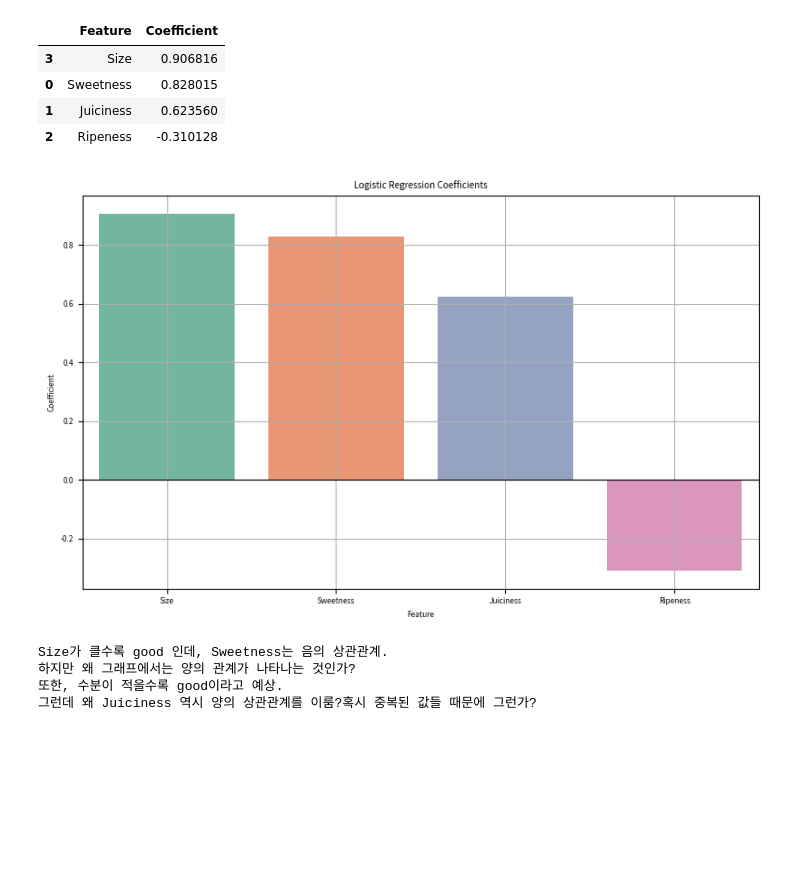
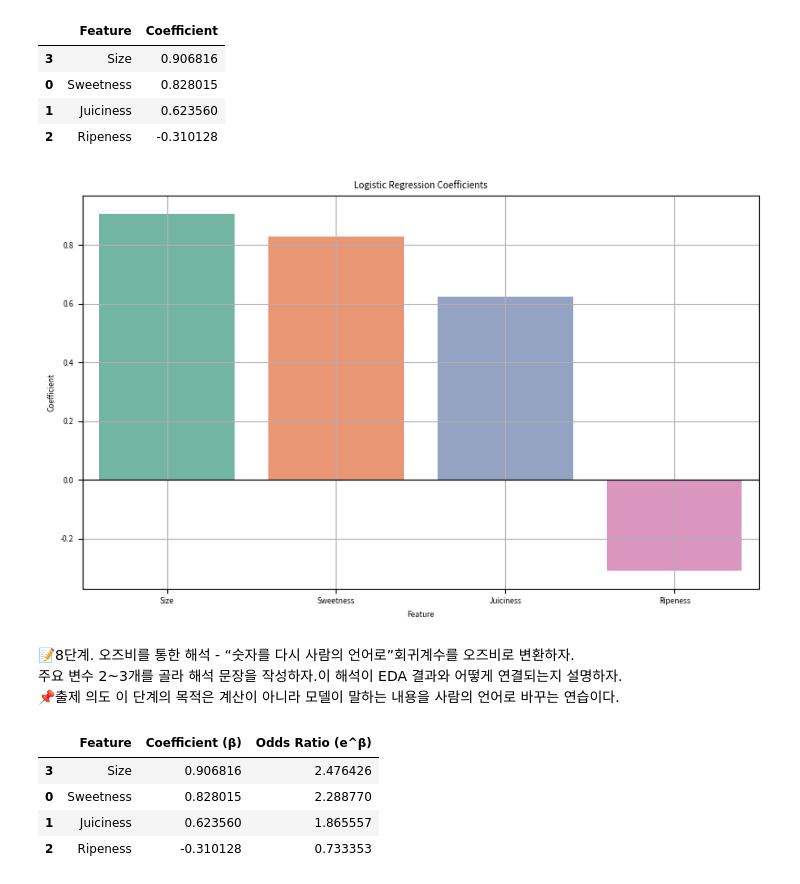
Before and after one commit to GYULLTANGURRI/main, a Jupyter notebook: 12월/251218실습/데이터 분석 캡스톤_사과01 (1).ipynb, the cells around one changed output. Cells and saved outputs as stored; diff of their text form; code cells hidden in the pictures; blank space fills up the shorter version.

```diff
--- a/12월/251218실습/데이터 분석 캡스톤_사과01 (1).ipynb
+++ b/12월/251218실습/데이터 분석 캡스톤_사과01 (1).ipynb
@@ -436,12 +436,30 @@ plt.grid()
 plt.tight_layout()
 plt.show()
 plt.close()
-print(f"Size가 클수록 good 인데, Sweetness는 음의 상관관계.\n하지만 왜 그래프에서는 양의 관계가 나타나는 것인가?\n"
-      f"또한, 수분이 적을수록 good이라고 예상.\n그런데 왜 Juiciness 역시 양의 상관관계를 이룸?"
-      f"혹시 중복된 값들 때문에 그런가?")
 # %% [output]
 [figure]
-Size가 클수록 good 인데, Sweetness는 음의 상관관계.
-하지만 왜 그래프에서는 양의 관계가 나타나는 것인가?
-또한, 수분이 적을수록 good이라고 예상.
-그런데 왜 Juiciness 역시 양의 상관관계를 이룸?혹시 중복된 값들 때문에 그런가?
+# %% [markdown]
+📝8단계. 오즈비를 통한 해석 - “숫자를 다시 사람의 언어로”회귀계수를 오즈비로 변환하자.<br>
+주요 변수 2~3개를 골라 해석 문장을 작성하자.이 해석이 EDA 결과와 어떻게 연결되는지 설명하자.<br>
+📌출제 의도 이 단계의 목적은 계산이 아니라 모델이 말하는 내용을 사람의 언어로 바꾸는 연습이다.
+# %%
+# 회귀계수 추출
+coef = logit.coef_[0]
+
+# 오즈비 계산
+odds_ratio = np.exp(coef)
+
+# 정리된 DataFrame
+or_df = pd.DataFrame({
+    "Feature": features,
+    "Coefficient (β)": coef,
+    "Odds Ratio (e^β)": odds_ratio
+}).sort_values("Odds Ratio (e^β)", ascending=False)
+
+or_df
+# %% [output]
+|  | Feature | Coefficient (β) | Odds Ratio (e^β) |
+| 3 | Size | 0.906816 | 2.476426 |
+| 0 | Sweetness | 0.828015 | 2.288770 |
+| 1 | Juiciness | 0.623560 | 1.865557 |
+| 2 | Ripeness | -0.310128 | 0.733353 |
```
Also changed, not shown: parts of 6 cells of this notebook, 1 other file.
